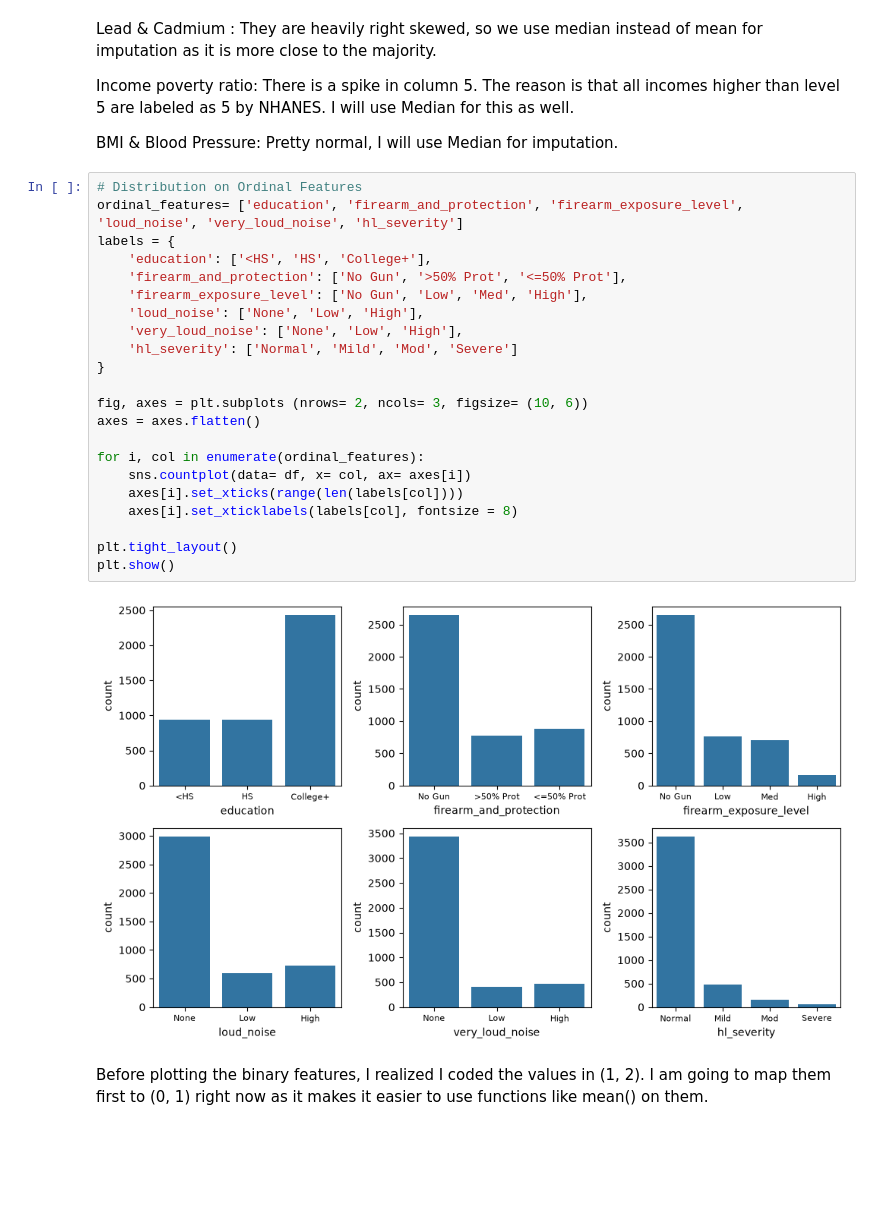
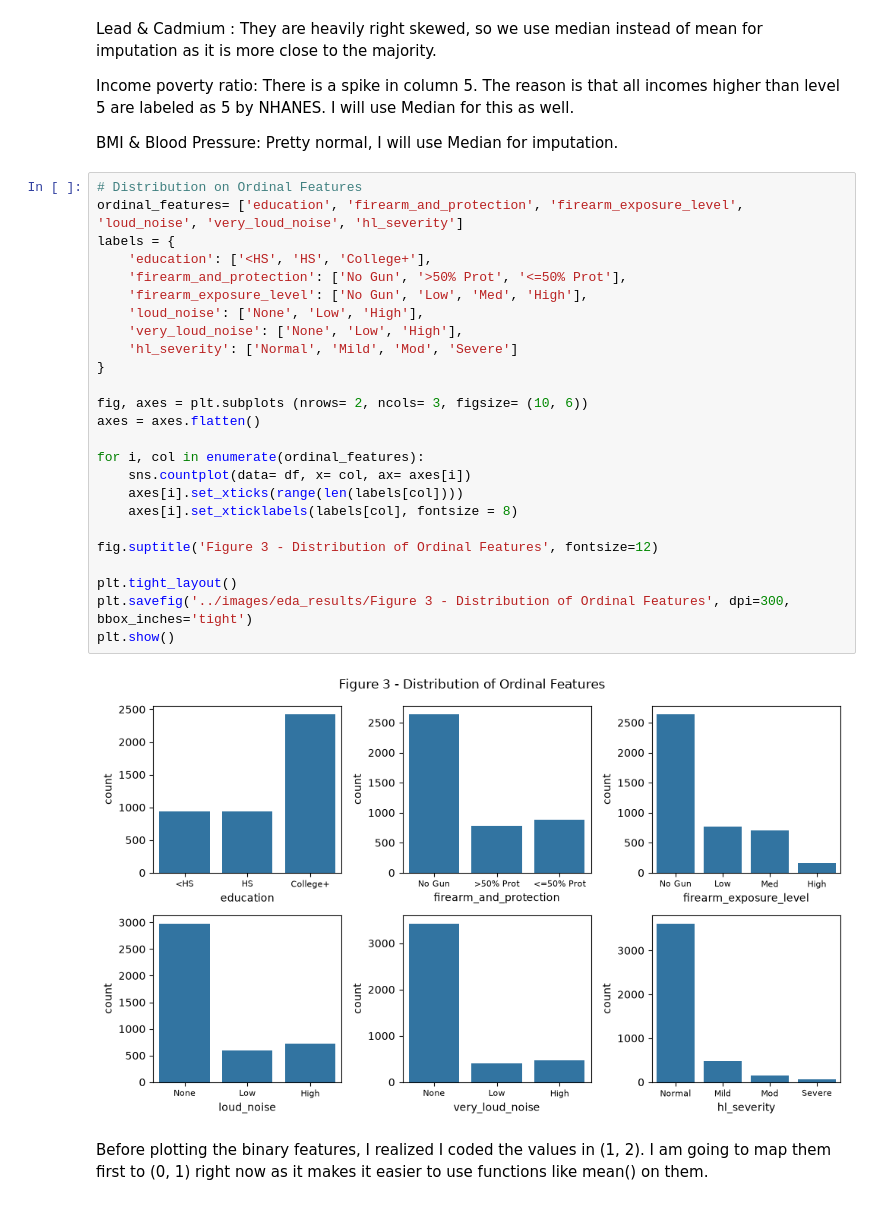
Before and after one commit to kasrabghr/nhanes_hearing_loss_predictor, a Jupyter notebook: notebooks/eda.ipynb, the cells around one changed output. Drawn from its saved outputs; the diff is of its cells as text; blank space fills up the shorter version.

```diff
--- a/notebooks/eda.ipynb
+++ b/notebooks/eda.ipynb
@@ -98,27 +100,30 @@ BMI & Blood Pressure: Pretty normal, I will use Median for imputation.
 # %%
 # Distribution on Ordinal Features
 ordinal_features= ['education', 'firearm_and_protection', 'firearm_exposure_level', 'loud_noise', 'very_loud_noise', 'hl_severity']
 labels = {
     'education': ['<HS', 'HS', 'College+'],
     'firearm_and_protection': ['No Gun', '>50% Prot', '<=50% Prot'],
     'firearm_exposure_level': ['No Gun', 'Low', 'Med', 'High'],
     'loud_noise': ['None', 'Low', 'High'],
     'very_loud_noise': ['None', 'Low', 'High'],
     'hl_severity': ['Normal', 'Mild', 'Mod', 'Severe']
 }
 
 fig, axes = plt.subplots (nrows= 2, ncols= 3, figsize= (10, 6))
 axes = axes.flatten()
 
 for i, col in enumerate(ordinal_features):
     sns.countplot(data= df, x= col, ax= axes[i])
     axes[i].set_xticks(range(len(labels[col])))
     axes[i].set_xticklabels(labels[col], fontsize = 8)
 
+fig.suptitle('Figure 3 - Distribution of Ordinal Features', fontsize=12)
+
 plt.tight_layout()
+plt.savefig('../images/eda_results/Figure 3 - Distribution of Ordinal Features', dpi=300, bbox_inches='tight')
 plt.show()
 # %% [output]
-[figure, old version]
+[figure, new version]
 # %% [markdown]
 Before plotting the binary features, I realized I coded the values in (1, 2). I am going to map them first to (0, 1) right now as it makes it easier to use functions like mean() on them.
 # %%
```
Also changed, not shown: parts of 7 cells of this notebook, 12 other files.
